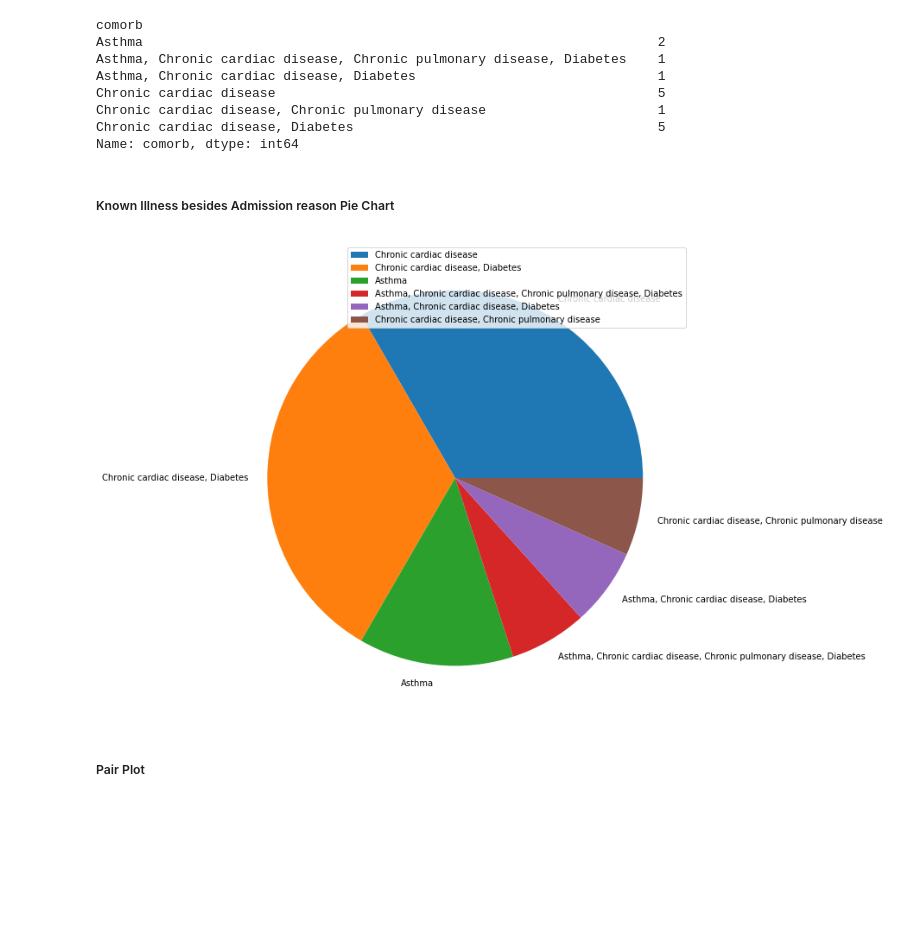
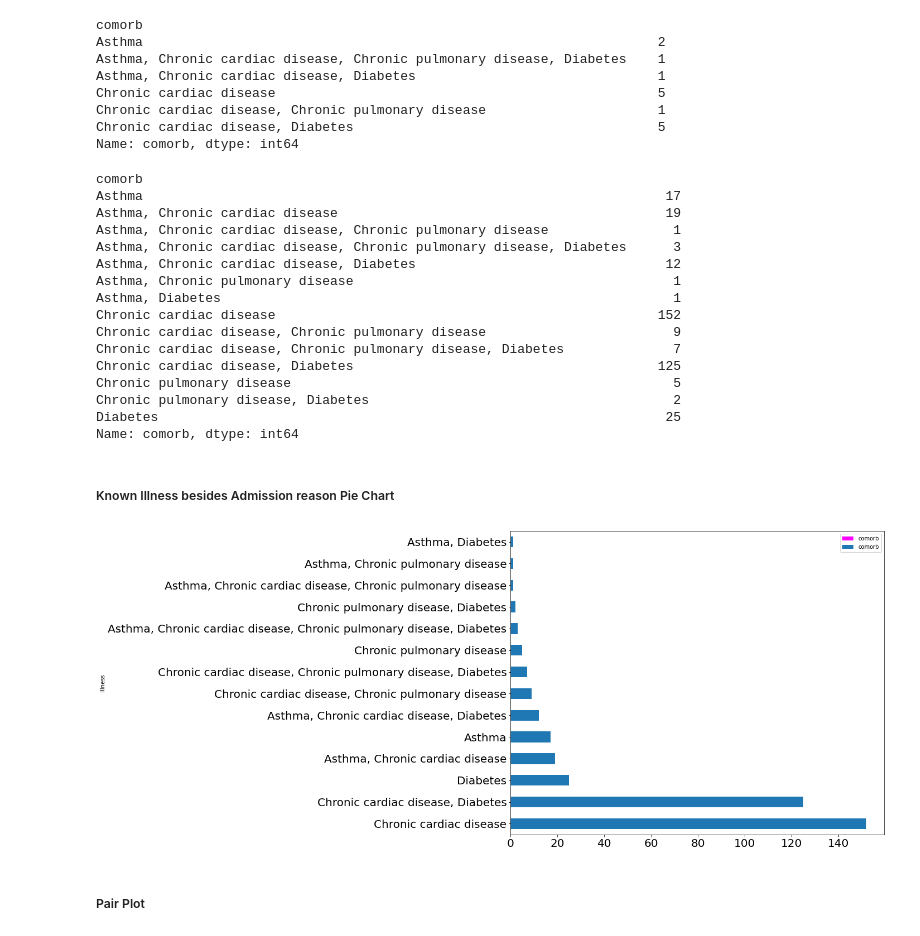
Before and after one commit to TheNatureWarrior/TP1_NPA_JDD, a Jupyter notebook: TP1_NPA_JDD.ipynb, the cells around one changed output. Drawn from its saved outputs; the diff is of its cells as text; code cells hidden in the pictures; blank space fills up the shorter version.

```diff
--- a/TP1_NPA_JDD.ipynb
+++ b/TP1_NPA_JDD.ipynb
@@ -2486,6 +2516,8 @@ Pneumonia due to COVID-19     1
 Shortness of breath           1
 Name: reason, dtype: int64
 # %%
-Admission.sort_values(ascending=False).plot(kind="barh",ylabel="Amount of Admissions",xlabel='Reason for Admission',figsize=(12,6))
+Admission.sort_values(ascending=False).plot(kind="pie",figsize=(12,6),xlabel="Amount of Admissions",ylabel='Reason for Admission')
+plt.rc('xtick', labelsize=20)
+plt.rc('ytick', labelsize=20)
 plt.savefig('Admission_AmountvsReason.png', bbox_inches='tight')
 # %% [output]
@@ -2493,6 +2525,6 @@ plt.savefig('Admission_AmountvsReason.png', bbox_inches='tight')
 # %%
-Known_Illness = Patient['comorb'].groupby(Patient['comorb']).count()
-Known_Illness
+Known_Illness1 = Patient['comorb'].groupby(Patient['comorb']).count()
+Known_Illness1
 # %% [output]
 comorb
 Asthma                                                                  2
@@ -2502,13 +2534,35 @@ Chronic cardiac disease                                                 5
 Chronic cardiac disease, Chronic pulmonary disease                      1
 Chronic cardiac disease, Diabetes                                       5
 Name: comorb, dtype: int64
+# %%
+Known_Illness2 = df['comorb'].groupby(df['comorb']).count()
+Known_Illness2
+# %% [output]
+comorb
+Asthma                                                                   17
+Asthma, Chronic cardiac disease                                          19
+Asthma, Chronic cardiac disease, Chronic pulmonary disease                1
+Asthma, Chronic cardiac disease, Chronic pulmonary disease, Diabetes      3
+Asthma, Chronic cardiac disease, Diabetes                                12
+Asthma, Chronic pulmonary disease                                         1
+Asthma, Diabetes                                                          1
+Chronic cardiac disease                                                 152
+Chronic cardiac disease, Chronic pulmonary disease                        9
+Chronic cardiac disease, Chronic pulmonary disease, Diabetes              7
+Chronic cardiac disease, Diabetes                                       125
+Chronic pulmonary disease                                                 5
+Chronic pulmonary disease, Diabetes                                       2
+Diabetes                                                                 25
+Name: comorb, dtype: int64
 # %% [markdown]
 ##### Known Illness besides Admission reason Pie Chart
 # %%
-Known_Illness.sort_values(ascending=False).plot(kind="pie",ylabel="",xlabel='Illness',figsize=(20,10)),plt.legend(loc='best')
-plt.savefig('Known_Illness_Outside Admission.png', bbox_inches='tight')
+Known_Illness1.sort_values(ascending=False).plot(kind="barh",color="fuchsia",ylabel="",xlabel='Illness',figsize=(12,10)),plt.legend(loc='best')
+
+Known_Illness2.sort_values(ascending=False).plot(kind="barh",ylabel="",xlabel='Illness',figsize=(12,10)),plt.legend(loc='best')
+plt.savefig('Known_Illness_Outside Admission.png', bbox_inches='')
 # %% [output]
-[figure, old version]
+[figure, new version]
 # %% [markdown]
 ##### Pair Plot
 # %%
```
Also changed, not shown: parts of 26 cells of this notebook, 22 other files.
